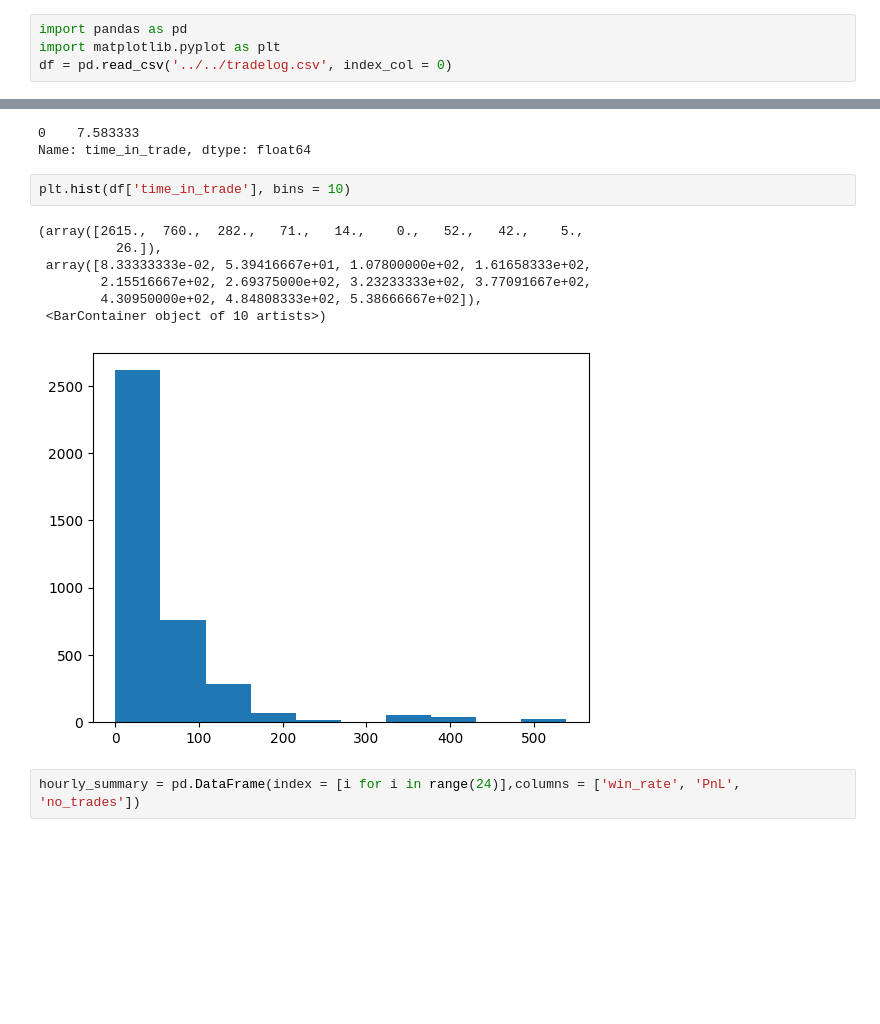
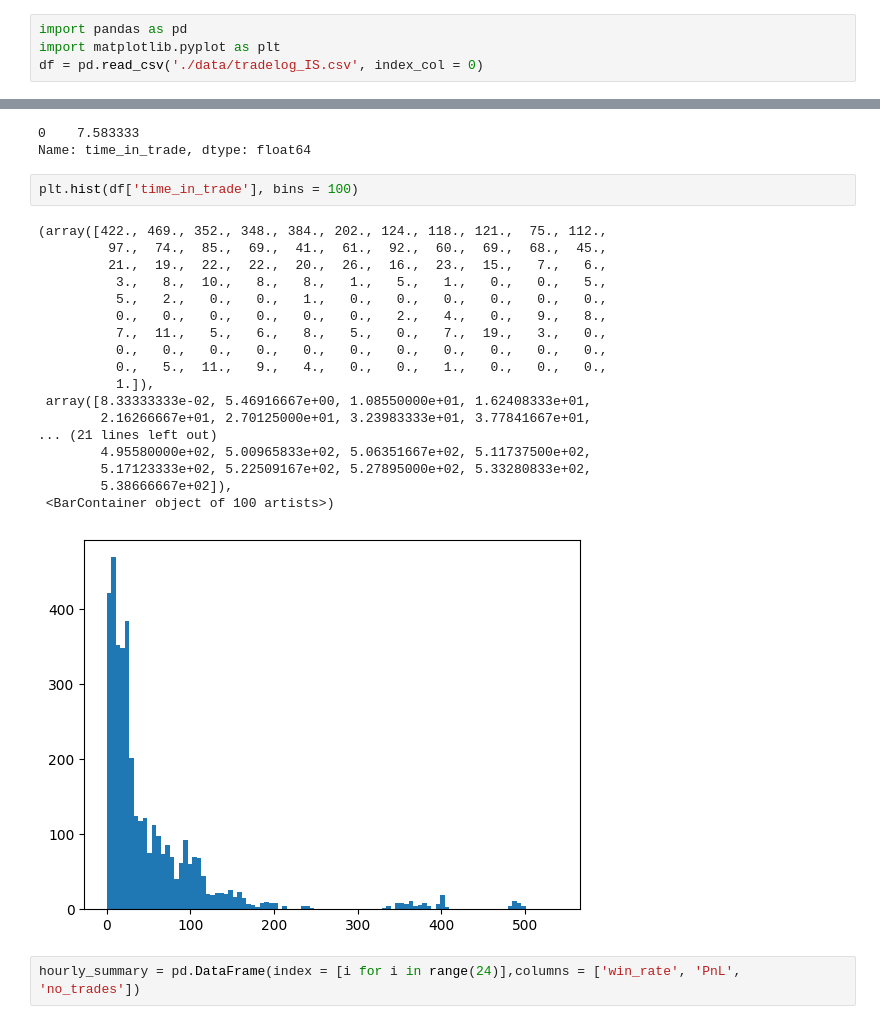
Before and after one commit to dannyboy-projects/Redemption_Trader, a Jupyter notebook: Strategy_Exploration/pipband_exploration/prelim_analysis.ipynb, the cells around one changed output, grey strips where cells are left out. Cells and saved outputs as stored; diff of their text form; blank space fills up the shorter version.

```diff
--- a/Strategy_Exploration/pipband_exploration/prelim_analysis.ipynb
+++ b/Strategy_Exploration/pipband_exploration/prelim_analysis.ipynb
@@ -1,7 +1,7 @@
 # %%
 import pandas as pd
 import matplotlib.pyplot as plt
-df = pd.read_csv('../../tradelog.csv', index_col = 0)
+df = pd.read_csv('./data/tradelog_IS.csv', index_col = 0)
 # %%
 df['open_time_fmt'] = pd.to_datetime(df['open_time']).dt.time
 # %%
@@ -25,15 +25,26 @@ df['time_in_trade'].mode()
 0    7.583333
 Name: time_in_trade, dtype: float64
 # %%
-plt.hist(df['time_in_trade'], bins = 10)
+plt.hist(df['time_in_trade'], bins = 100)
 # %% [output]
-(array([2615.,  760.,  282.,   71.,   14.,    0.,   52.,   42.,    5.,
-          26.]),
- array([8.33333333e-02, 5.39416667e+01, 1.07800000e+02, 1.61658333e+02,
-        2.15516667e+02, 2.69375000e+02, 3.23233333e+02, 3.77091667e+02,
-        4.30950000e+02, 4.84808333e+02, 5.38666667e+02]),
- <BarContainer object of 10 artists>)
+(array([422., 469., 352., 348., 384., 202., 124., 118., 121.,  75., 112.,
+         97.,  74.,  85.,  69.,  41.,  61.,  92.,  60.,  69.,  68.,  45.,
+         21.,  19.,  22.,  22.,  20.,  26.,  16.,  23.,  15.,   7.,   6.,
+          3.,   8.,  10.,   8.,   8.,   1.,   5.,   1.,   0.,   0.,   5.,
+          5.,   2.,   0.,   0.,   1.,   0.,   0.,   0.,   0.,   0.,   0.,
+          0.,   0.,   0.,   0.,   0.,   0.,   2.,   4.,   0.,   9.,   8.,
+          7.,  11.,   5.,   6.,   8.,   5.,   0.,   7.,  19.,   3.,   0.,
+          0.,   0.,   0.,   0.,   0.,   0.,   0.,   0.,   0.,   0.,   0.,
+          0.,   5.,  11.,   9.,   4.,   0.,   0.,   1.,   0.,   0.,   0.,
+          1.]),
+ array([8.33333333e-02, 5.46916667e+00, 1.08550000e+01, 1.62408333e+01,
+        2.16266667e+01, 2.70125000e+01, 3.23983333e+01, 3.77841667e+01,
+... (21 lines left out)
+        4.95580000e+02, 5.00965833e+02, 5.06351667e+02, 5.11737500e+02,
+        5.17123333e+02, 5.22509167e+02, 5.27895000e+02, 5.33280833e+02,
+        5.38666667e+02]),
+ <BarContainer object of 100 artists>)
-[figure, old version]
+[figure, new version]
 # %%
 hourly_summary = pd.DataFrame(index = [i for i in range(24)],columns = ['win_rate', 'PnL', 'no_trades'])
 # %%
```
Also changed, not shown: parts of 5 cells of this notebook, 24 other files.
